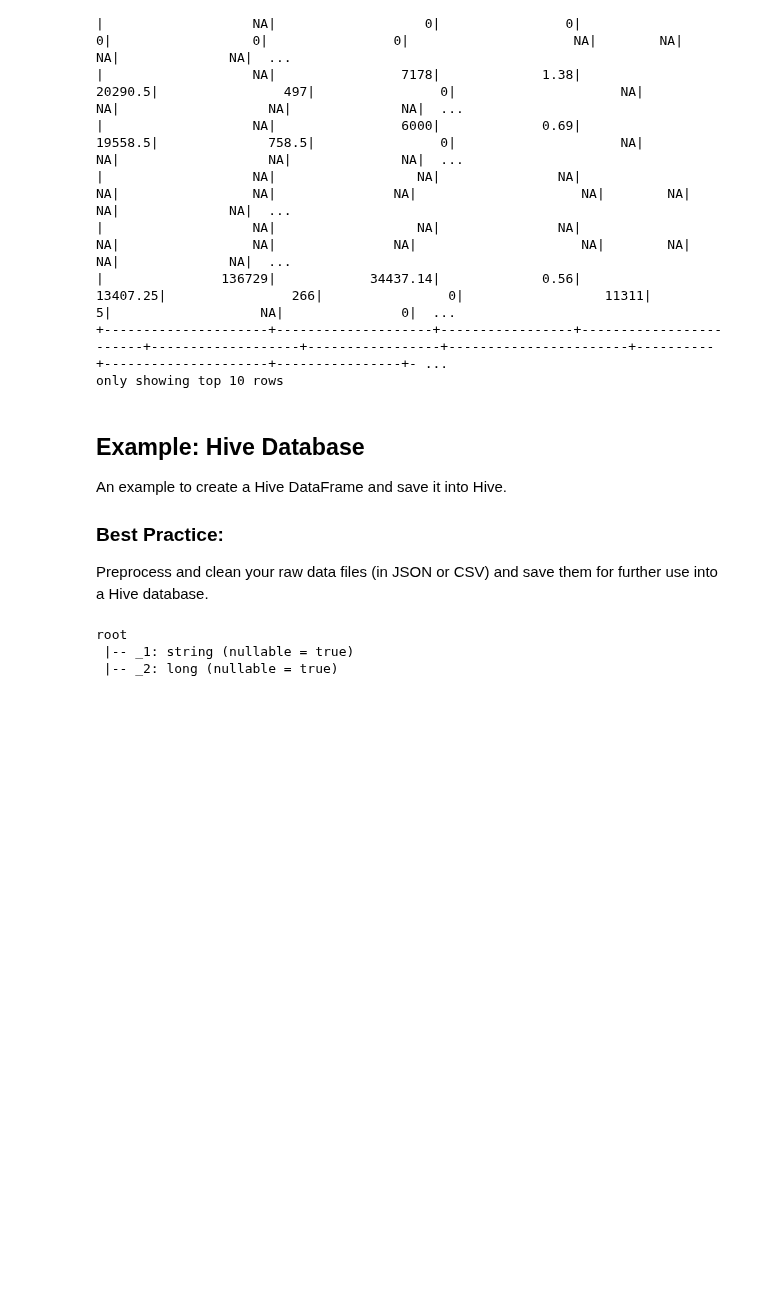
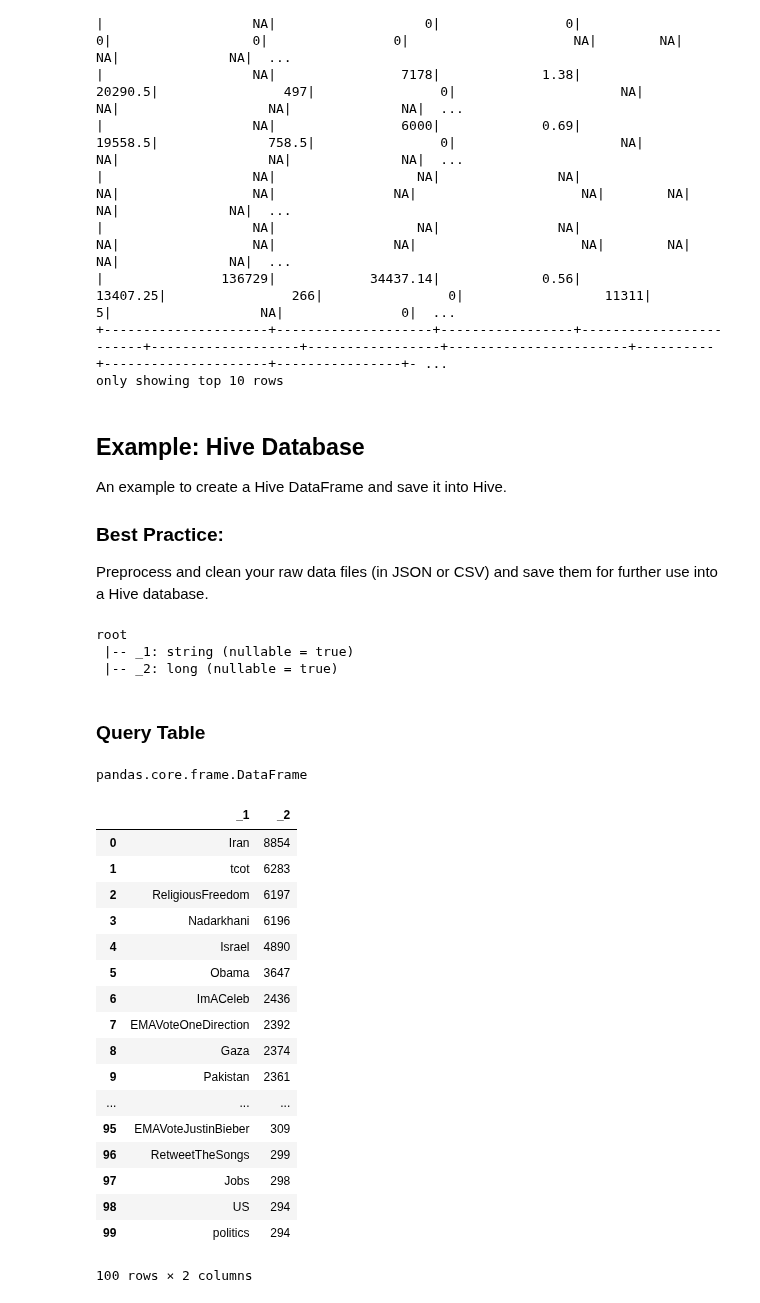
Before and after one commit to kingmolnar/DataScienceProgramming, a Jupyter notebook: 07-Spark/SparkSkeleton_orig.ipynb, the cells around one changed output. Saved outputs shown, nothing was run; the diff lists cells and outputs as text; code cells hidden in the pictures; blank space fills up the shorter version.

Commit message:
added reading Hive table to examples

```diff
--- a/07-Spark/SparkSkeleton_orig.ipynb
+++ b/07-Spark/SparkSkeleton_orig.ipynb
@@ -301,3 +301,34 @@ tagcntsdf = sqlctx.createDataFrame(tagcounts)
 tagcntsdf.printSchema()
 # %%
 tagcntsdf.write.json("/user/molnar/data/election2012/top_hashtag_counts")
+# %% [markdown]
+### Query Table
+# %%
+df = hctx.sql("select * from elections2012_hashtags_ranked order by `_2` desc limit 100")
+# %%
+pandas_df = df.toPandas()
+# %%
+type(pandas_df)
+# %% [output]
+pandas.core.frame.DataFrame
+# %%
+pandas_df
+# %% [output]
+|  | _1 | _2 |
+| 0 | Iran | 8854 |
+| 1 | tcot | 6283 |
+| 2 | ReligiousFreedom | 6197 |
+| 3 | Nadarkhani | 6196 |
+| 4 | Israel | 4890 |
+| 5 | Obama | 3647 |
+| 6 | ImACeleb | 2436 |
+| 7 | EMAVoteOneDirection | 2392 |
+| 8 | Gaza | 2374 |
+| 9 | Pakistan | 2361 |
+| ... | ... | ... |
+| 95 | EMAVoteJustinBieber | 309 |
+| 96 | RetweetTheSongs | 299 |
+| 97 | Jobs | 298 |
+| 98 | US | 294 |
+| 99 | politics | 294 |
+100 rows × 2 columns
```
